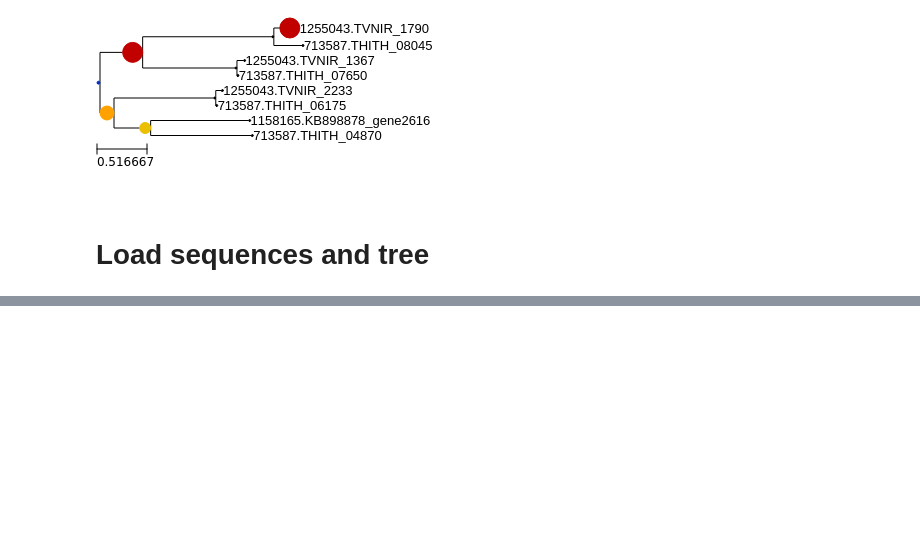
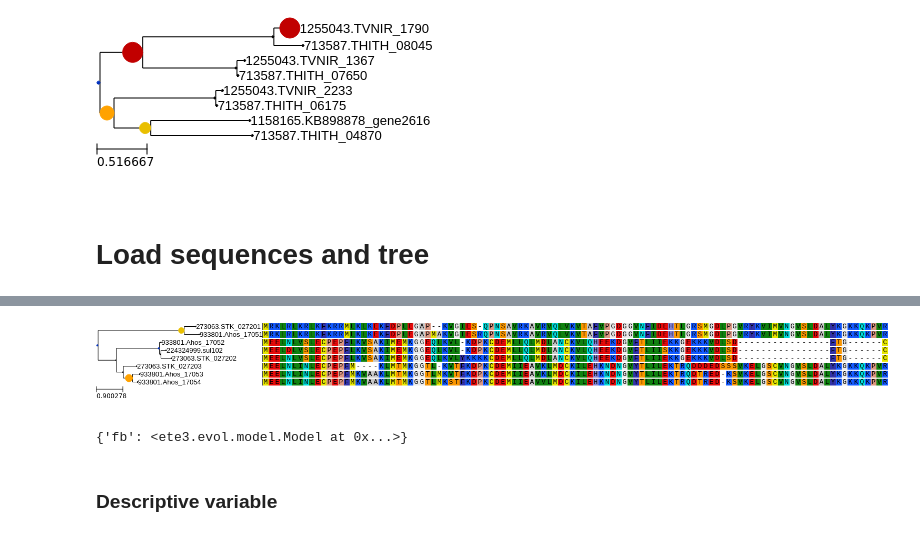
Before and after one commit to etetoolkit/course, a Jupyter notebook: nb/06-testing_selection/06-simple_evolutionary_models.ipynb, the cells around one changed output, grey strips where cells are left out. Cells and saved outputs as stored; diff of their text form; code cells hidden in the pictures; blank space fills up the shorter version.

```diff
--- a/nb/06-testing_selection/06-simple_evolutionary_models.ipynb
+++ b/nb/06-testing_selection/06-simple_evolutionary_models.ipynb
@@ -76,0 +69,18 @@ for _, t, _ in good_trees:
+# %%
+wanted = '933801.Ahos_17051'
+fam, tree = [(n, t) for l, t, n in good_trees if n == wanted][0]
+# %%
+tree.link_to_alignment(('data/evol/{0}/mafft_default-trimal00-none-fasttree_default/'
+                        '{0}.faa.final_tree.used_alg.fa').format(fam))
+tree.execpath = os.path.expanduser('~') + '/eteconda/envs/etecourse/bin/ete3_apps/bin'
+tree.workdir = 'data/evol/{}/'.format(fam)
+# %%
+tree.render('%%inline')
+# %% [output]
+[figure, added]
+# %%
+tree._models
+# %% [output]
+{'fb': <ete3.evol.model.Model at 0x...>}
+# %% [markdown]
+### Descriptive variable
```
Also changed, not shown: parts of 31 cells of this notebook.
